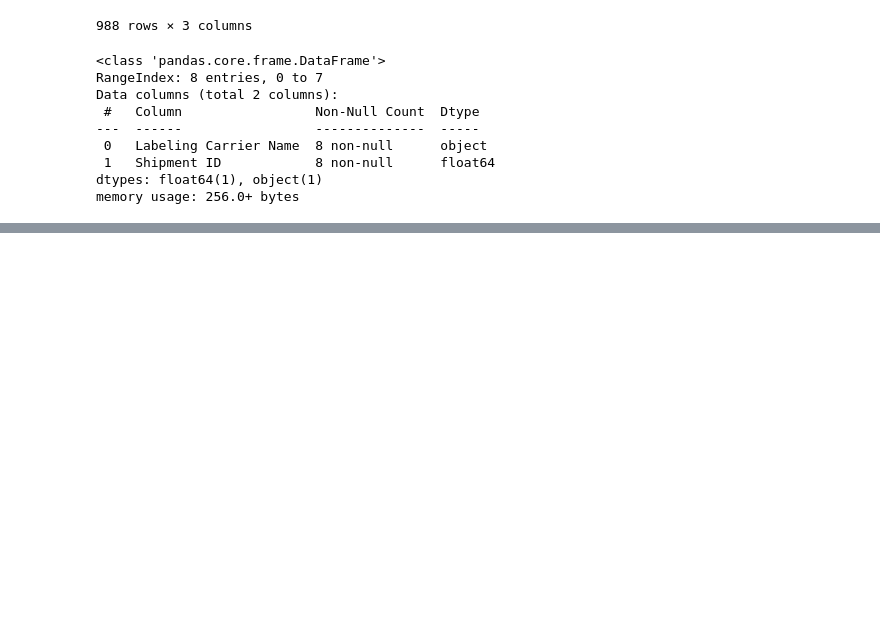
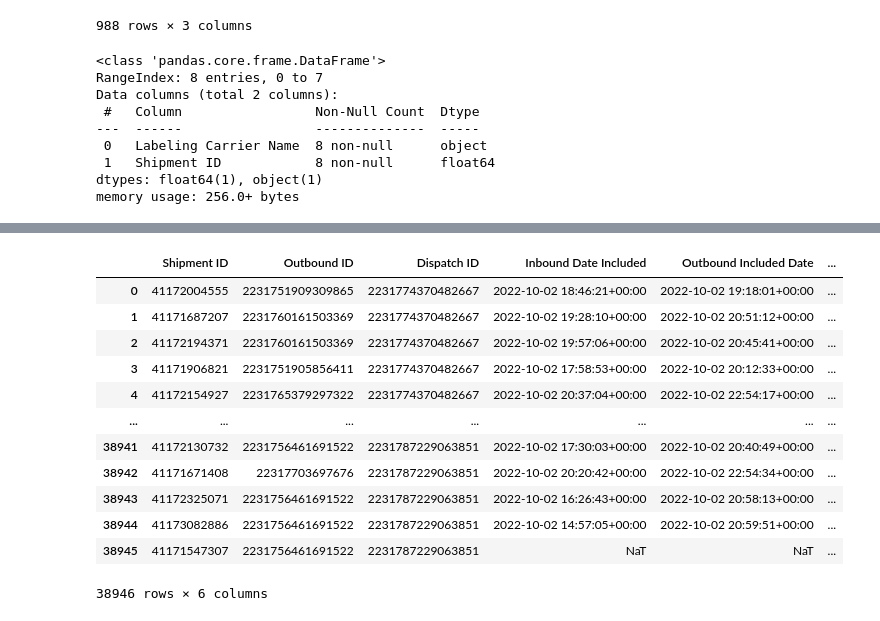
Before and after one commit to Mgobeaalcoba/exploratory_data_analysis_course, a Jupyter notebook: shipment_analitics.ipynb, the cells around one changed output, grey strips where cells are left out. Saved outputs shown, nothing was run; the diff lists cells and outputs as text; code cells hidden in the pictures; blank space fills up the shorter version.

```diff
--- a/shipment_analitics.ipynb
+++ b/shipment_analitics.ipynb
@@ -200,0 +270,17 @@ alt.Chart(agg_spp_by_carrier).mark_bar().encode(
+# %%
+df_slice = df[['Shipment ID','Outbound ID','Dispatch ID','Inbound Date Included','Outbound Included Date','Dispatch Date Finished']]
+df_slice
+# %% [output]
+|  | Shipment ID | Outbound ID | Dispatch ID | Inbound Date Included | Outbound Included Date | ... |
+| 0 | 41172004555 | 2231751909309865 | 2231774370482667 | 2022-10-02 18:46:21+00:00 | 2022-10-02 19:18:01+00:00 | ... |
+| 1 | 41171687207 | 2231760161503369 | 2231774370482667 | 2022-10-02 19:28:10+00:00 | 2022-10-02 20:51:12+00:00 | ... |
+| 2 | 41172194371 | 2231760161503369 | 2231774370482667 | 2022-10-02 19:57:06+00:00 | 2022-10-02 20:45:41+00:00 | ... |
+| 3 | 41171906821 | 2231751905856411 | 2231774370482667 | 2022-10-02 17:58:53+00:00 | 2022-10-02 20:12:33+00:00 | ... |
+| 4 | 41172154927 | 2231765379297322 | 2231774370482667 | 2022-10-02 20:37:04+00:00 | 2022-10-02 22:54:17+00:00 | ... |
+| ... | ... | ... | ... | ... | ... | ... |
+| 38941 | 41172130732 | 2231756461691522 | 2231787229063851 | 2022-10-02 17:30:03+00:00 | 2022-10-02 20:40:49+00:00 | ... |
+| 38942 | 41171671408 | 22317703697676 | 2231787229063851 | 2022-10-02 20:20:42+00:00 | 2022-10-02 22:54:34+00:00 | ... |
+| 38943 | 41172325071 | 2231756461691522 | 2231787229063851 | 2022-10-02 16:26:43+00:00 | 2022-10-02 20:58:13+00:00 | ... |
+| 38944 | 41173082886 | 2231756461691522 | 2231787229063851 | 2022-10-02 14:57:05+00:00 | 2022-10-02 20:59:51+00:00 | ... |
+| 38945 | 41171547307 | 2231756461691522 | 2231787229063851 | NaT | NaT | ... |
+38946 rows × 6 columns
```
Also changed, not shown: parts of 9 cells of this notebook.
